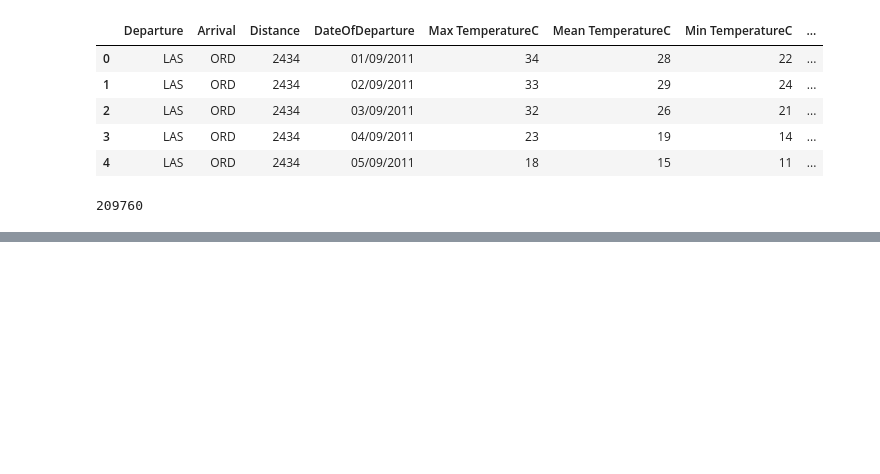
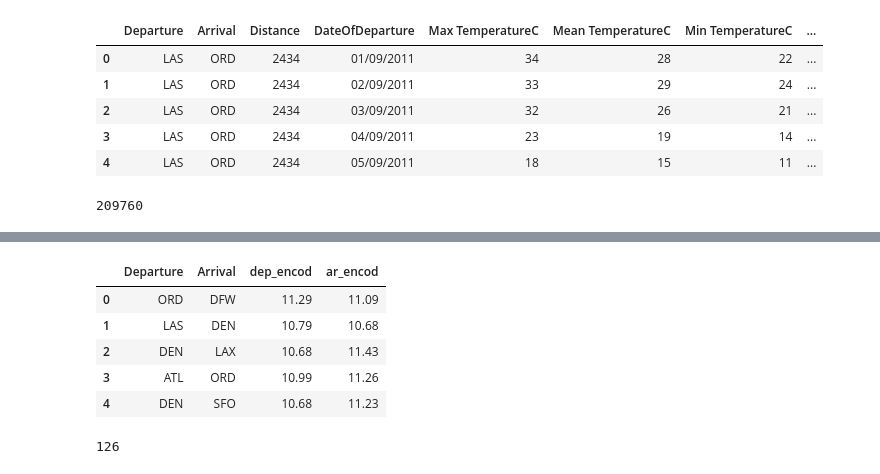
Before and after one commit to AdrienToulouse/Predicting_air_traffic, a Jupyter notebook: External_data.ipynb, the cells around one changed output, grey strips where cells are left out. Saved outputs shown, nothing was run; the diff lists cells and outputs as text; code cells hidden in the pictures; blank space fills up the shorter version.

```diff
--- a/External_data.ipynb
+++ b/External_data.ipynb
@@ -304,0 +341,16 @@ X_ext_8.to_csv('external_data_8.csv', index=False)
+# %%
+full_dataset.head()
+# %% [output]
+|  | Departure | Arrival | dep_encod | ar_encod |
+| 0 | ORD | DFW | 11.29 | 11.09 |
+| 1 | LAS | DEN | 10.79 | 10.68 |
+| 2 | DEN | LAX | 10.68 | 11.43 |
+| 3 | ATL | ORD | 10.99 | 11.26 |
+| 4 | DEN | SFO | 10.68 | 11.23 |
+# %%
+full_dataset['dep_encod'] = np.round(full_dataset['dep_encod'], 2)
+full_dataset['ar_encod'] = np.round(full_dataset['ar_encod'], 2)
+full_dataset = full_dataset.drop_duplicates()
+full_dataset.iloc[:,2].count()
+# %% [output]
+126
```
Also changed, not shown: parts of 10 cells of this notebook, 9 other files.
